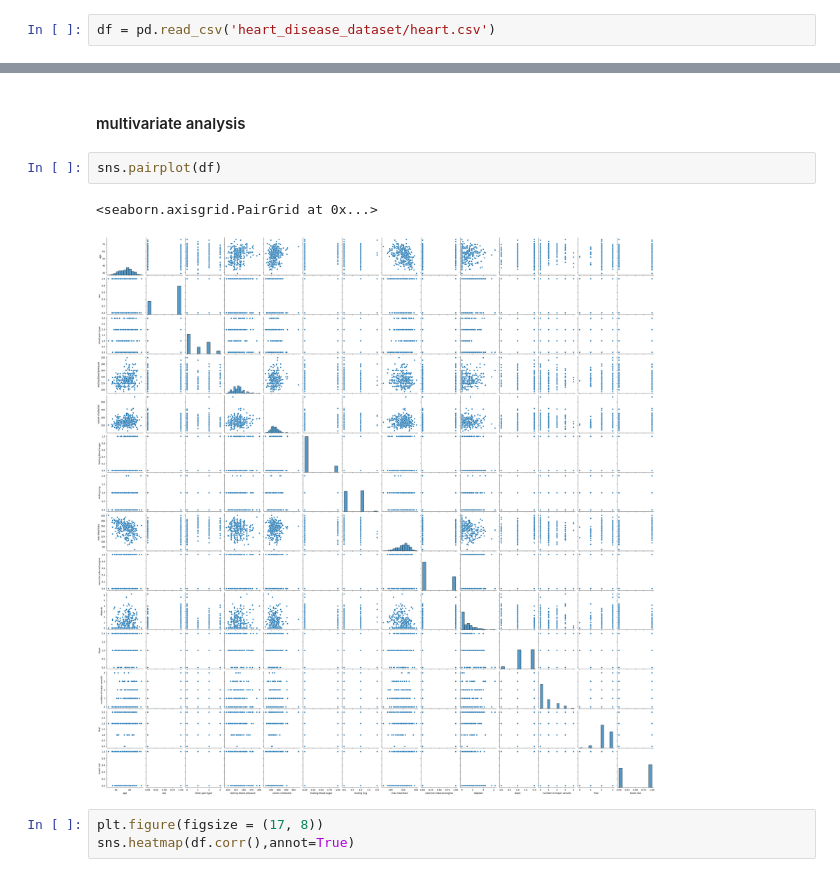
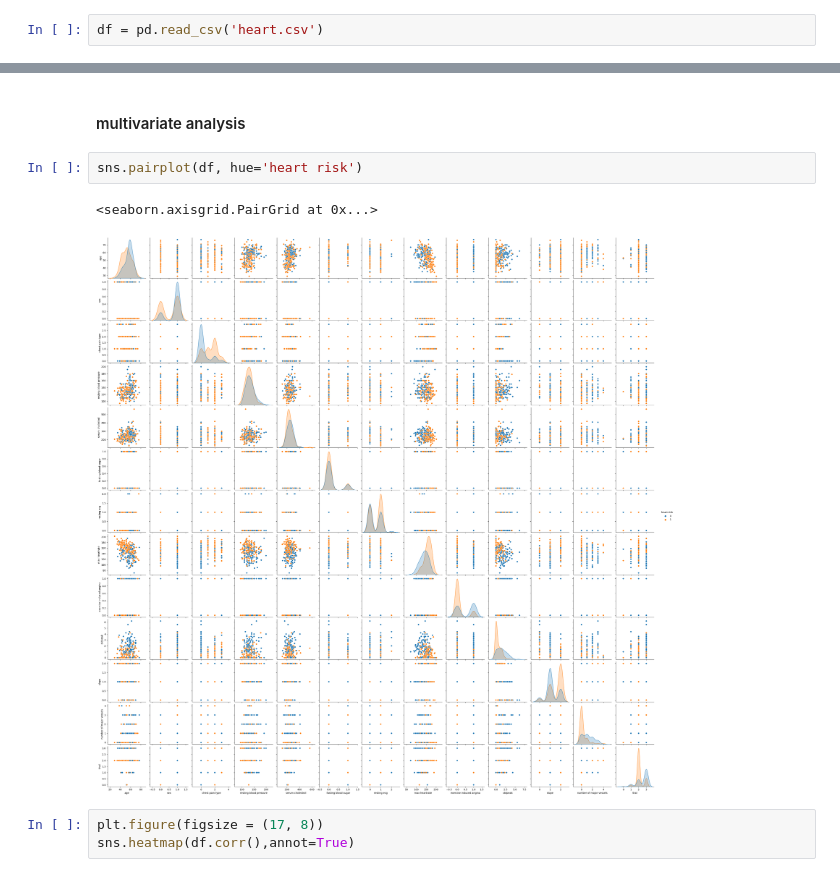
Before and after one commit to AswanthAnu/Heart-disease-prediction, a Jupyter notebook: Heart disease data.ipynb, the cells around one changed output, grey strips where cells are left out. Saved outputs shown, nothing was run; the diff lists cells and outputs as text.

```diff
--- a/Heart disease data.ipynb
+++ b/Heart disease data.ipynb
@@ -4,7 +4,7 @@ import matplotlib.pyplot as plt
 import seaborn as sns
 %matplotlib inline
 # %%
-df = pd.read_csv('heart_disease_dataset/heart.csv')
+df = pd.read_csv('heart.csv')
 # %%
 df.head()
 # %% [output]
@@ -219,10 +219,10 @@ for i, feature in enumerate(discreate_numerical.columns):
 # %% [markdown]
 #### multivariate analysis
 # %%
-sns.pairplot(df)
+sns.pairplot(df, hue='heart risk')
 # %% [output]
 <seaborn.axisgrid.PairGrid at 0x...>
-[figure, old version]
+[figure, new version]
 # %%
 plt.figure(figsize = (17, 8))
 sns.heatmap(df.corr(),annot=True)
```
Also changed, not shown: parts of 1 cell of this notebook, 1 other file.
